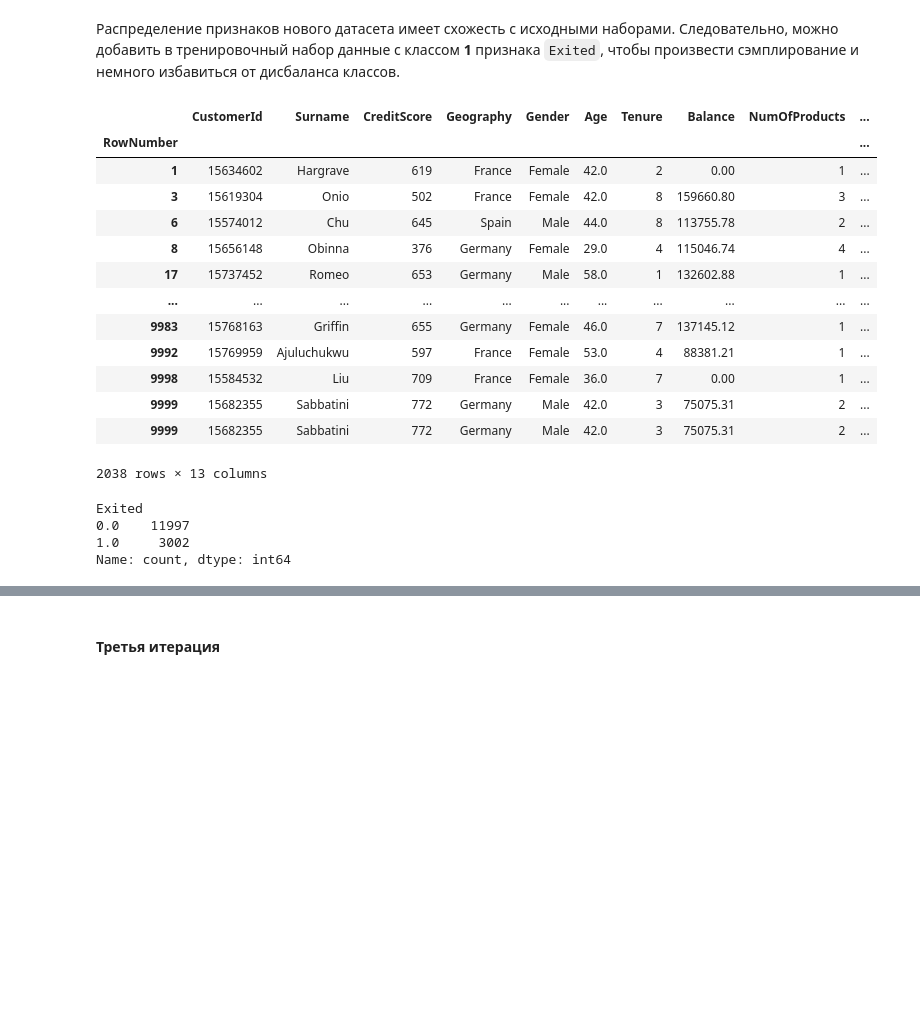
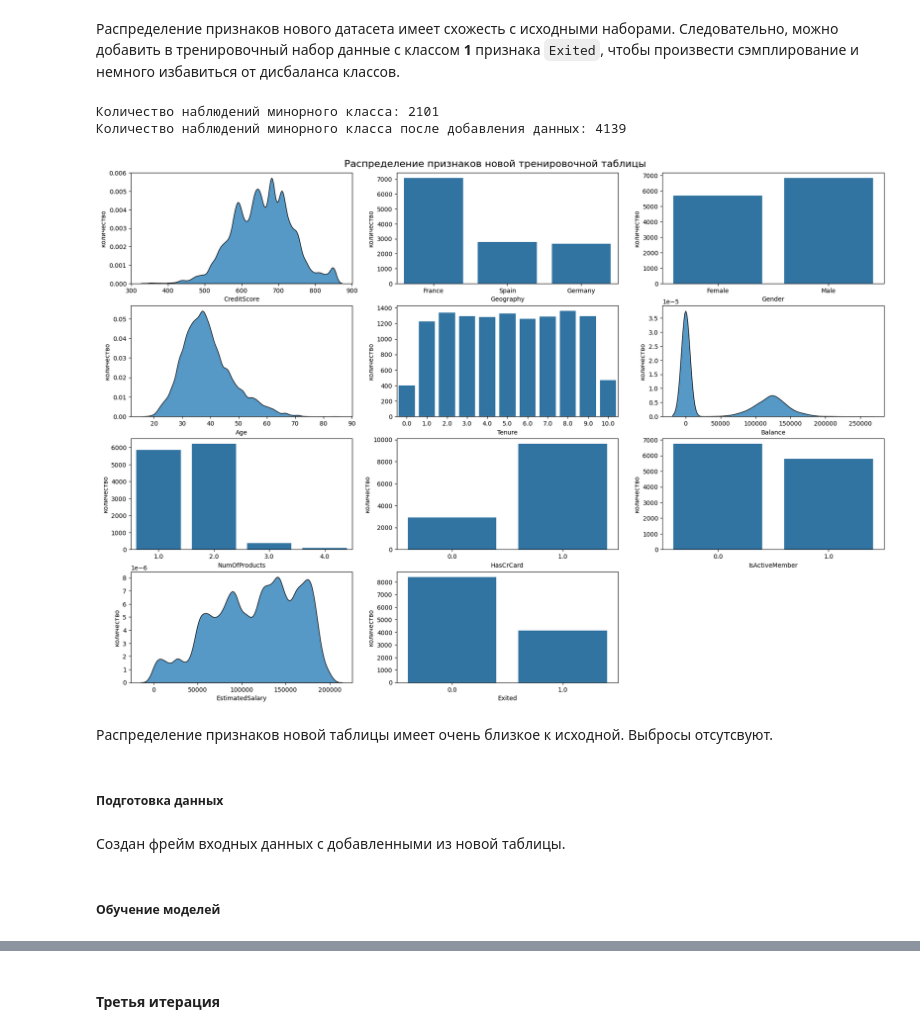
Before and after one commit to serguntsov/webbee_predict_customer_churn, a Jupyter notebook: pred_customer_churn.ipynb, the cells around one changed output, grey strips where cells are left out. Cells and saved outputs as stored; diff of their text form; code cells hidden in the pictures; blank space fills up the shorter version.

```diff
--- a/pred_customer_churn.ipynb
+++ b/pred_customer_churn.ipynb
@@ -772,27 +760,3 @@ plt.show()
 [figure]
 # %% [markdown]
 Распределение признаков нового датасета имеет схожесть с исходными наборами. Следовательно, можно добавить в тренировочный набор данные с классом **1** признака `Exited`, чтобы произвести сэмплирование и немного избавиться от дисбаланса классов.
-# %%
-churn_new.query('Exited == 1')
-# %% [output]
-|  | CustomerId | Surname | CreditScore | Geography | Gender | Age | Tenure | Balance | NumOfProducts | ... |
-| RowNumber |  |  |  |  |  |  |  |  |  | ... |
-| 1 | 15634602 | Hargrave | 619 | France | Female | 42.0 | 2 | 0.00 | 1 | ... |
-| 3 | 15619304 | Onio | 502 | France | Female | 42.0 | 8 | 159660.80 | 3 | ... |
-| 6 | 15574012 | Chu | 645 | Spain | Male | 44.0 | 8 | 113755.78 | 2 | ... |
-| 8 | 15656148 | Obinna | 376 | Germany | Female | 29.0 | 4 | 115046.74 | 4 | ... |
-| 17 | 15737452 | Romeo | 653 | Germany | Male | 58.0 | 1 | 132602.88 | 1 | ... |
-| ... | ... | ... | ... | ... | ... | ... | ... | ... | ... | ... |
-| 9983 | 15768163 | Griffin | 655 | Germany | Female | 46.0 | 7 | 137145.12 | 1 | ... |
-| 9992 | 15769959 | Ajuluchukwu | 597 | France | Female | 53.0 | 4 | 88381.21 | 1 | ... |
-| 9998 | 15584532 | Liu | 709 | France | Female | 36.0 | 7 | 0.00 | 1 | ... |
-| 9999 | 15682355 | Sabbatini | 772 | Germany | Male | 42.0 | 3 | 75075.31 | 2 | ... |
-| 9999 | 15682355 | Sabbatini | 772 | Germany | Male | 42.0 | 3 | 75075.31 | 2 | ... |
-2038 rows × 13 columns
-# %%
-train_customer_churn['Exited'].value_counts()
-# %% [output]
-Exited
-0.0    11997
-1.0     3002
-Name: count, dtype: int64
@@ -798,0 +769,21 @@ Name: count, dtype: int64
+# %%
+print('Количество наблюдений минорного класса:', X_train.join(y_train)['Exited'].value_counts().iloc[1])
+
+train_customer_churn_new = pd.concat([churn_new.query('Exited == 1'), X_train.join(y_train)],
+                                      axis=0,
+                                      ignore_index=True)
+
+print('Количество наблюдений минорного класса после добавления данных:', train_customer_churn_new['Exited'].value_counts().iloc[1])
+# %% [output]
+Количество наблюдений минорного класса: 2101
+Количество наблюдений минорного класса после добавления данных: 4139
+# %%
+plt_hist(train_customer_churn_new)
+plt.suptitle('Распределение признаков новой тренировочной таблицы', fontsize=16,y=0.9)
+plt.show()
+# %% [output]
+[figure, added]
+# %% [markdown]
+Распределение признаков новой таблицы имеет очень близкое к исходной. Выбросы отсутсвуют.
+# %% [markdown]
+##### Подготовка данных
@@ -798,0 +793,4 @@ Name: count, dtype: int64
+# %% [markdown]
+Создан фрейм входных данных с добавленными из новой таблицы.
+# %% [markdown]
+##### Обучение моделей
```
Also changed, not shown: parts of 25 cells of this notebook.
